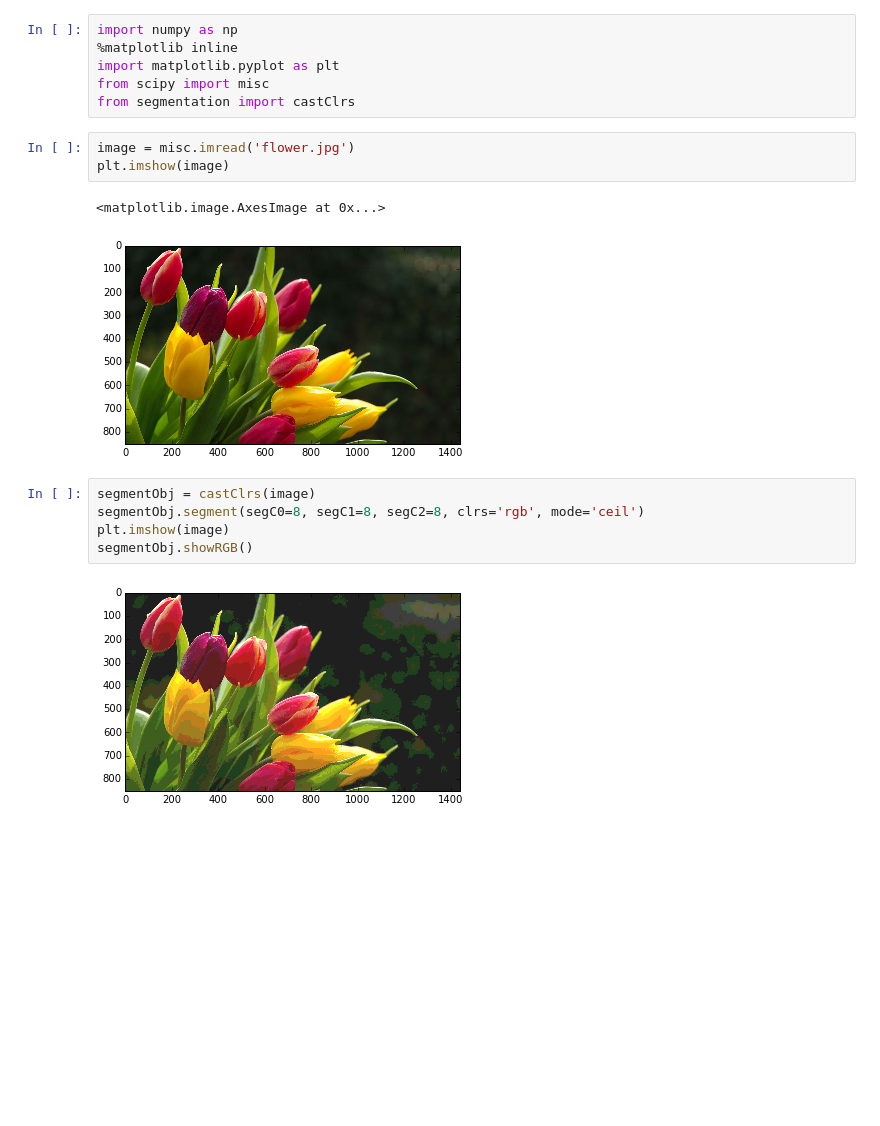
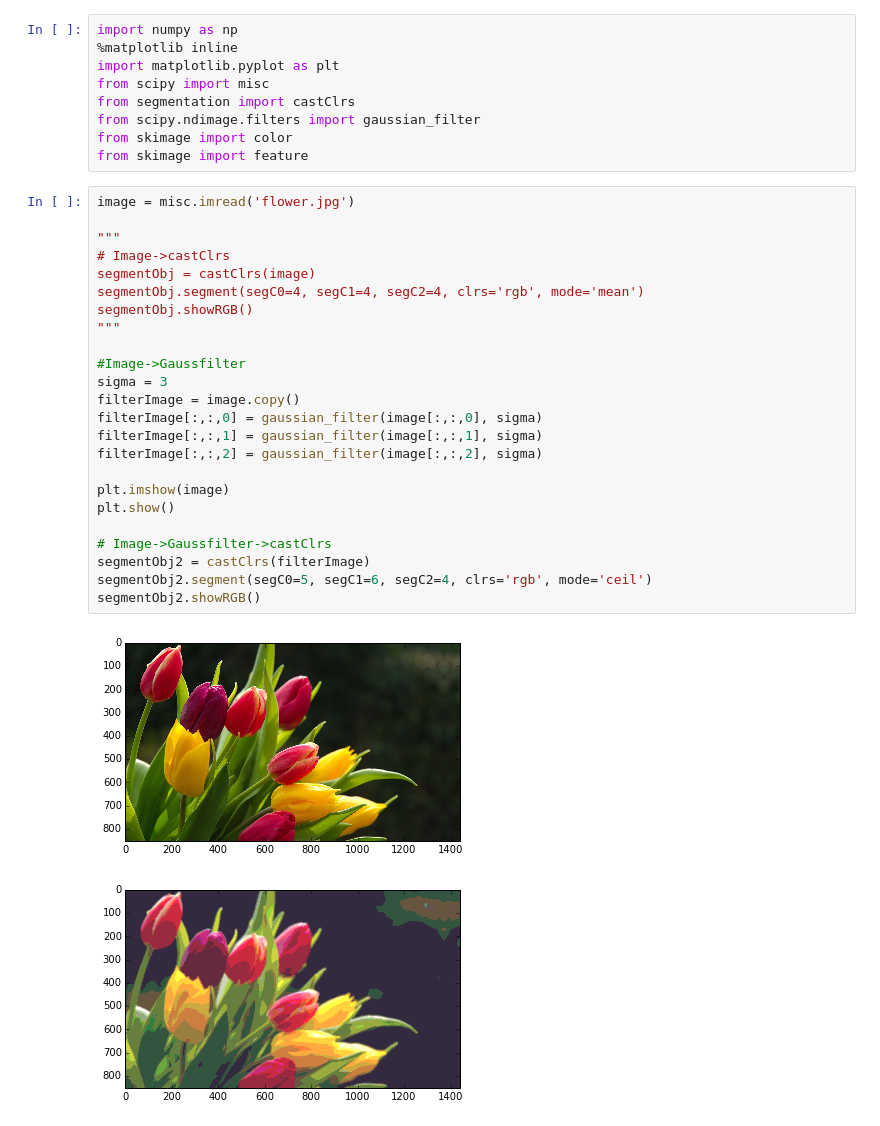
Before and after one commit to svenzel/DrawBN, a Jupyter notebook: main.ipynb, the cells around one changed output. Cells and saved outputs as stored; diff of their text form; blank space fills up the shorter version.

Commit message:
Bugfixes and notebook tweaks
-Fixed a few bugs in castClrs.segment()
-Modified jupyter notebook

```diff
--- a/main.ipynb
+++ b/main.ipynb
@@ -4,16 +4,33 @@ import numpy as np
 import matplotlib.pyplot as plt
 from scipy import misc
 from segmentation import castClrs
+from scipy.ndimage.filters import gaussian_filter
+from skimage import color
+from skimage import feature
-# %%
-image = misc.imread('flower.jpg')
-plt.imshow(image)
-# %% [output]
-<matplotlib.image.AxesImage at 0x...>
-[figure, removed]
-# %%
-segmentObj = castClrs(image)
-segmentObj.segment(segC0=8, segC1=8, segC2=8, clrs='rgb', mode='ceil')
-plt.imshow(image)
-segmentObj.showRGB()
-# %% [output]
-[figure, removed]
+# %%
+image = misc.imread('flower.jpg')
+
+"""
+# Image->castClrs
+segmentObj = castClrs(image)
+segmentObj.segment(segC0=4, segC1=4, segC2=4, clrs='rgb', mode='mean')
+segmentObj.showRGB()
+"""
+
+#Image->Gaussfilter
+sigma = 3
+filterImage = image.copy()
+filterImage[:,:,0] = gaussian_filter(image[:,:,0], sigma)
+filterImage[:,:,1] = gaussian_filter(image[:,:,1], sigma)
+filterImage[:,:,2] = gaussian_filter(image[:,:,2], sigma)
+
+plt.imshow(image)
+plt.show()
+
+# Image->Gaussfilter->castClrs
+segmentObj2 = castClrs(filterImage)
+segmentObj2.segment(segC0=5, segC1=6, segC2=4, clrs='rgb', mode='ceil')
+segmentObj2.showRGB()
+# %% [output]
+[figure, added]
+[figure, added]
```
Also changed, not shown: 2 other files.
